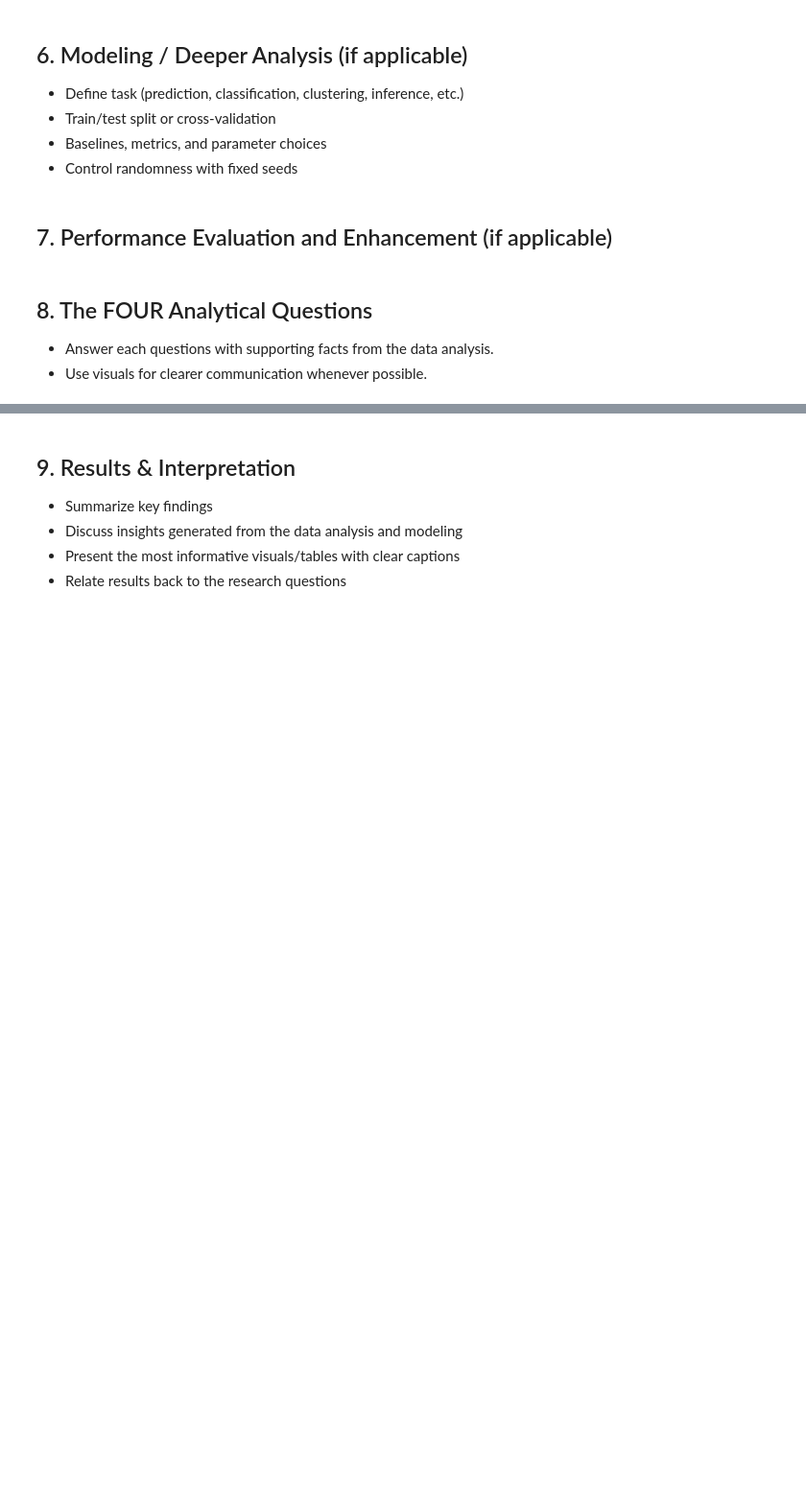
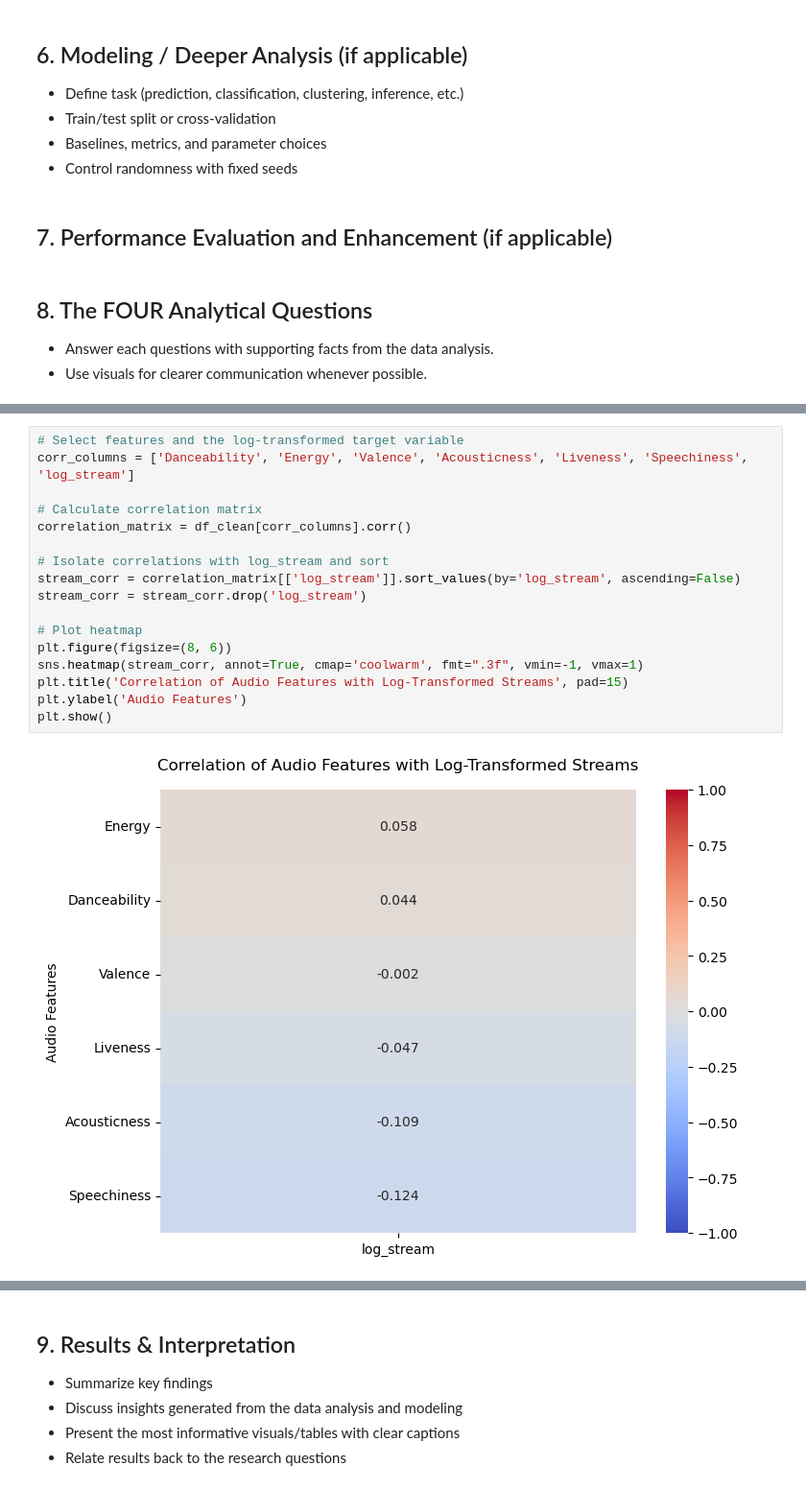
Before and after one commit to chanjyi/Spotify-vs-Youtube, a Jupyter notebook: TT6L_G5_Notebook.ipynb, the cells around one changed output, grey strips where cells are left out. Shown at 96% size. Cells and saved outputs as stored; diff of their text form; blank space fills up the shorter version.

```diff
--- a/TT6L_G5_Notebook.ipynb
+++ b/TT6L_G5_Notebook.ipynb
@@ -931,0 +989,19 @@ From this point on, all later sections (EDA, modeling, analytical questions) use
+# %%
+# Select features and the log-transformed target variable
+corr_columns = ['Danceability', 'Energy', 'Valence', 'Acousticness', 'Liveness', 'Speechiness', 'log_stream']
+
+# Calculate correlation matrix
+correlation_matrix = df_clean[corr_columns].corr()
+
+# Isolate correlations with log_stream and sort
+stream_corr = correlation_matrix[['log_stream']].sort_values(by='log_stream', ascending=False)
+stream_corr = stream_corr.drop('log_stream')
+
+# Plot heatmap
+plt.figure(figsize=(8, 6))
+sns.heatmap(stream_corr, annot=True, cmap='coolwarm', fmt=".3f", vmin=-1, vmax=1)
+plt.title('Correlation of Audio Features with Log-Transformed Streams', pad=15)
+plt.ylabel('Audio Features')
+plt.show()
+# %% [output]
+[figure, added]
```
Also changed, not shown: parts of 14 cells of this notebook.
